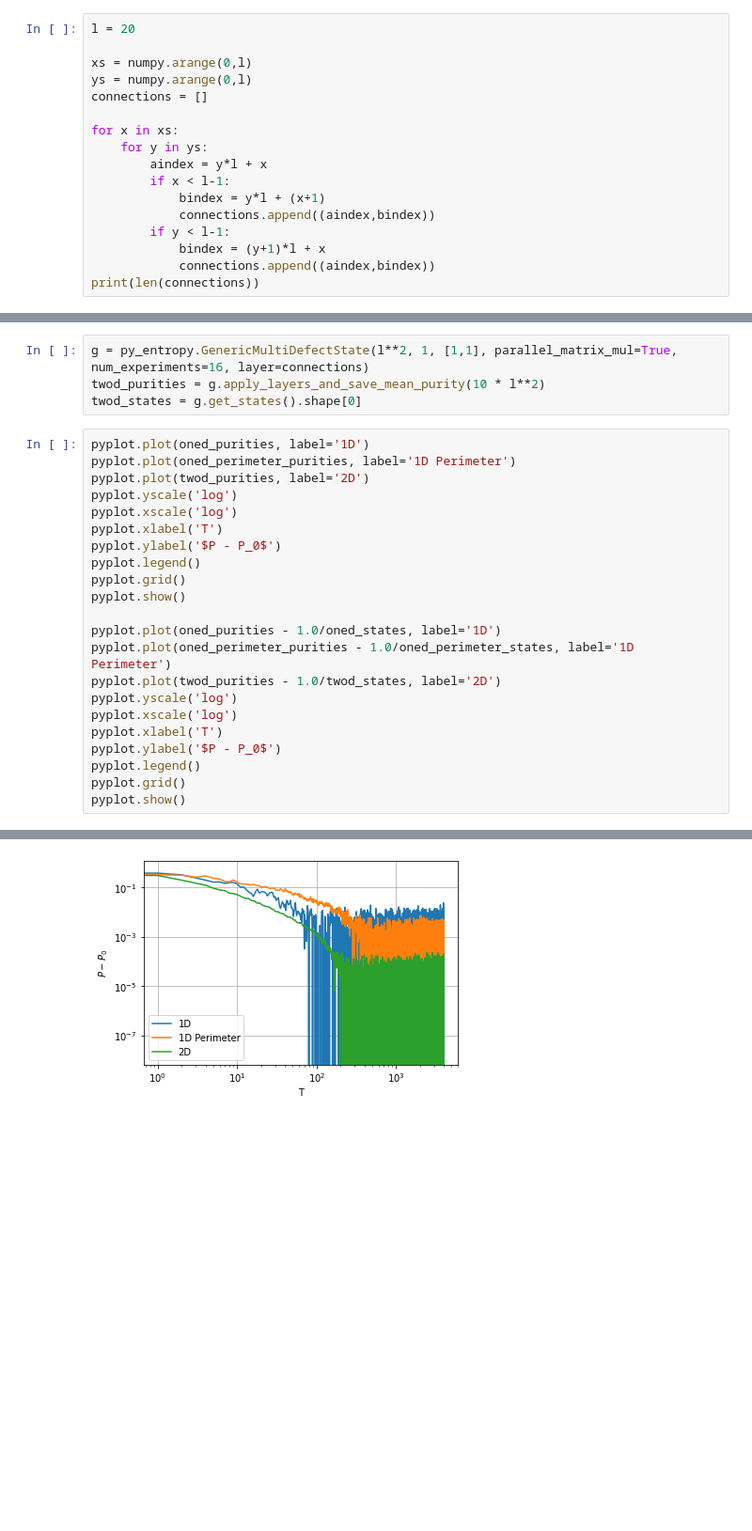
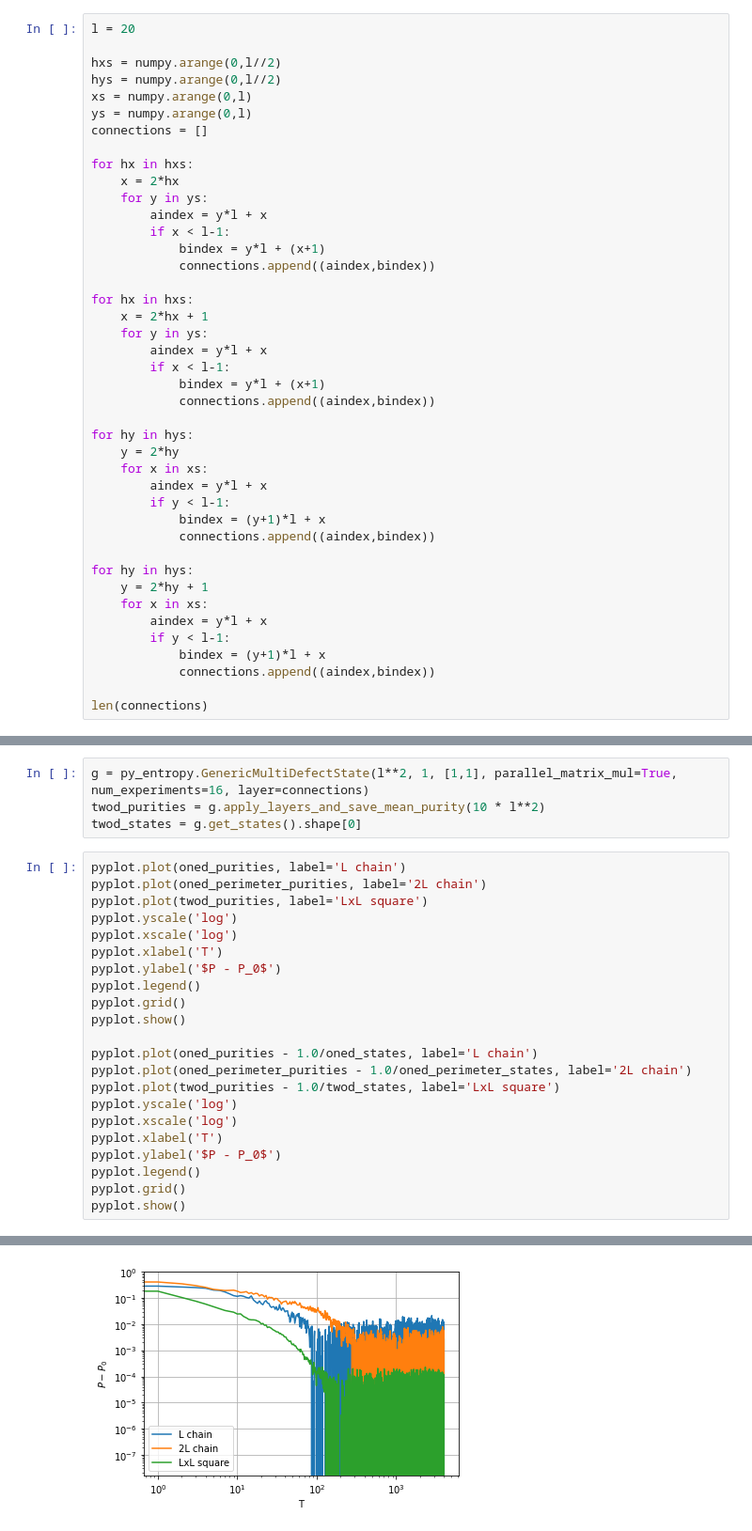
Before and after one commit to Renmusxd/RandomUnitaryLayers, a Jupyter notebook: jupyter/2D-Results.ipynb, the cells around one changed output, grey strips where cells are left out. Shown at 94% size. Saved outputs shown, nothing was run; the diff lists cells and outputs as text; blank space fills up the shorter version.

```diff
--- a/jupyter/2D-Results.ipynb
+++ b/jupyter/2D-Results.ipynb
@@ -7,20 +7,45 @@ from matplotlib import pyplot
 # %%
 l = 20
 
+hxs = numpy.arange(0,l//2)
+hys = numpy.arange(0,l//2)
 xs = numpy.arange(0,l)
 ys = numpy.arange(0,l)
 connections = []
 
-for x in xs:
+for hx in hxs:
+    x = 2*hx
     for y in ys:
         aindex = y*l + x
         if x < l-1:
             bindex = y*l + (x+1)
             connections.append((aindex,bindex))
+
+for hx in hxs:
+    x = 2*hx + 1
+    for y in ys:
+        aindex = y*l + x
+        if x < l-1:
+            bindex = y*l + (x+1)
+            connections.append((aindex,bindex))
+
+for hy in hys:
+    y = 2*hy
+    for x in xs:
+        aindex = y*l + x
         if y < l-1:
             bindex = (y+1)*l + x
             connections.append((aindex,bindex))
-print(len(connections))
+
+for hy in hys:
+    y = 2*hy + 1
+    for x in xs:
+        aindex = y*l + x
+        if y < l-1:
+            bindex = (y+1)*l + x
+            connections.append((aindex,bindex))
+
+len(connections)
 # %% [output]
 760
 # %% [markdown]
@@ -66,9 +91,9 @@ g = py_entropy.GenericMultiDefectState(l**2, 1, [1,1], parallel_matrix_mul=True,
 twod_purities = g.apply_layers_and_save_mean_purity(10 * l**2)
 twod_states = g.get_states().shape[0]
 # %%
-pyplot.plot(oned_purities, label='1D')
-pyplot.plot(oned_perimeter_purities, label='1D Perimeter')
-pyplot.plot(twod_purities, label='2D')
+pyplot.plot(oned_purities, label='L chain')
+pyplot.plot(oned_perimeter_purities, label='2L chain')
+pyplot.plot(twod_purities, label='LxL square')
 pyplot.yscale('log')
 pyplot.xscale('log')
 pyplot.xlabel('T')
@@ -77,9 +102,9 @@ pyplot.legend()
 pyplot.grid()
 pyplot.show()
 
-pyplot.plot(oned_purities - 1.0/oned_states, label='1D')
-pyplot.plot(oned_perimeter_purities - 1.0/oned_perimeter_states, label='1D Perimeter')
-pyplot.plot(twod_purities - 1.0/twod_states, label='2D')
+pyplot.plot(oned_purities - 1.0/oned_states, label='L chain')
+pyplot.plot(oned_perimeter_purities - 1.0/oned_perimeter_states, label='2L chain')
+pyplot.plot(twod_purities - 1.0/twod_states, label='LxL square')
 pyplot.yscale('log')
 pyplot.xscale('log')
 pyplot.xlabel('T')
@@ -92 +117 @@ pyplot.show()
-[figure, old version]
+[figure, new version]
```
Also changed, not shown: parts of 3 cells of this notebook.
